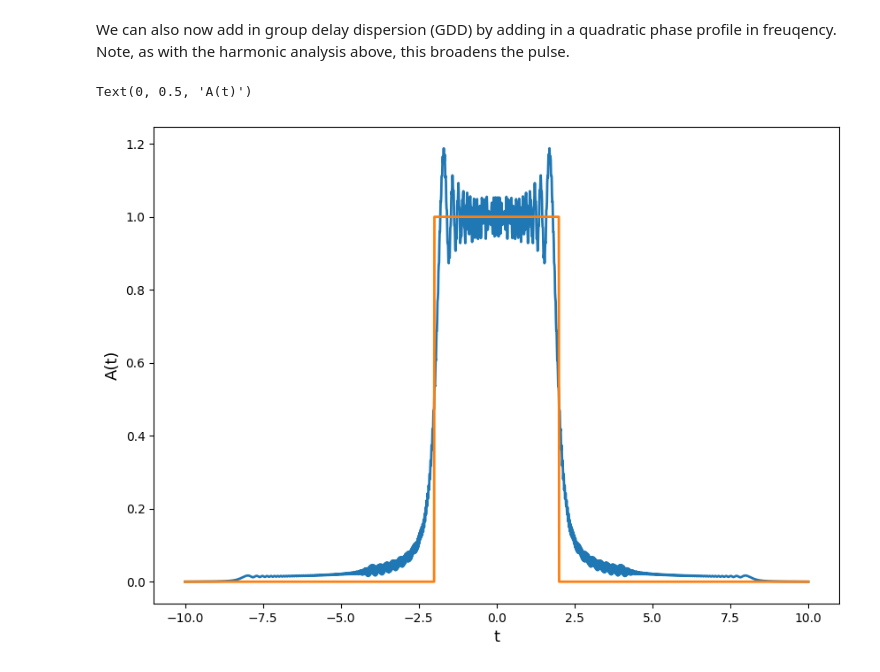
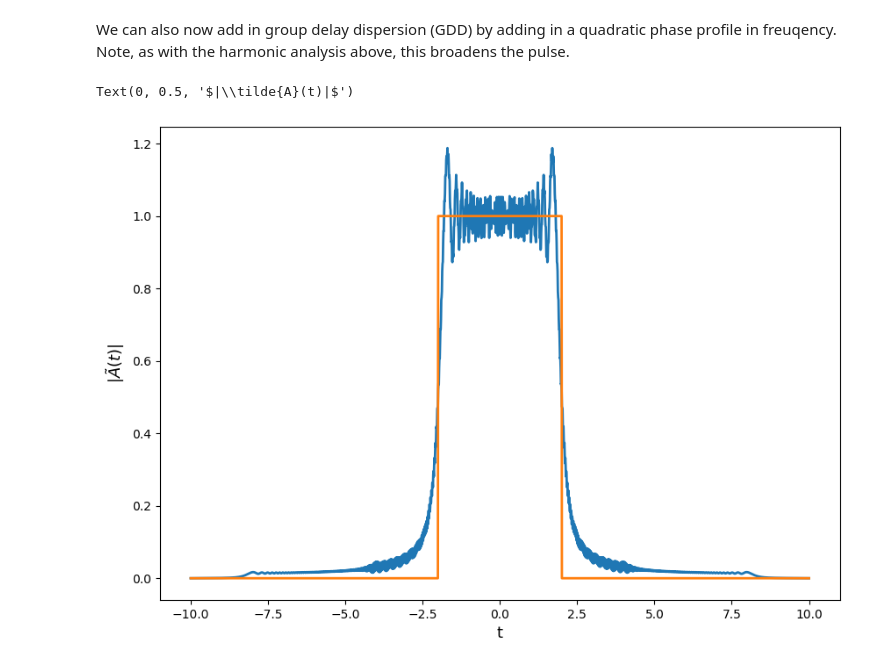
Before and after one commit to dkeathley/JPyBook-6.S097-IAP-Ultrafast-Photonics-Text, a Jupyter notebook: chapter-1.ipynb, the cells around one changed output. Drawn from its saved outputs; the diff is of its cells as text; code cells hidden in the pictures.

```diff
--- a/chapter-1.ipynb
+++ b/chapter-1.ipynb
@@ -294,19 +294,19 @@ We can also now add in group delay dispersion (GDD) by adding in a quadratic pha
 # %%
 phi_2 = 1e-2;
 
 #Apply GDD
 A_f_prime = A_f*np.exp(1j*phi_2*w**2);
 
 #Bring back to time
 A_prime = np.fft.ifft(np.fft.fftshift(A_f_prime));
 
 fig = plt.figure()
 fig.set_size_inches(10, 7)
 #plt.plot(t, np.abs(A), linewidth = 2)
 plt.plot(t, np.abs(A_prime), linewidth=2)
 plt.plot(t, np.abs(A), linewidth=2)
 plt.xlabel('t', fontsize=13)
-plt.ylabel('A''(t)', fontsize=13)
+plt.ylabel(r'$|\tilde{A}(t)|$', fontsize=13)
 # %% [output]
-Text(0, 0.5, 'A(t)')
+Text(0, 0.5, '$|\\tilde{A}(t)|$')
-[figure, old version]
+[figure, new version]
```
Also changed, not shown: parts of 6 cells of this notebook.
